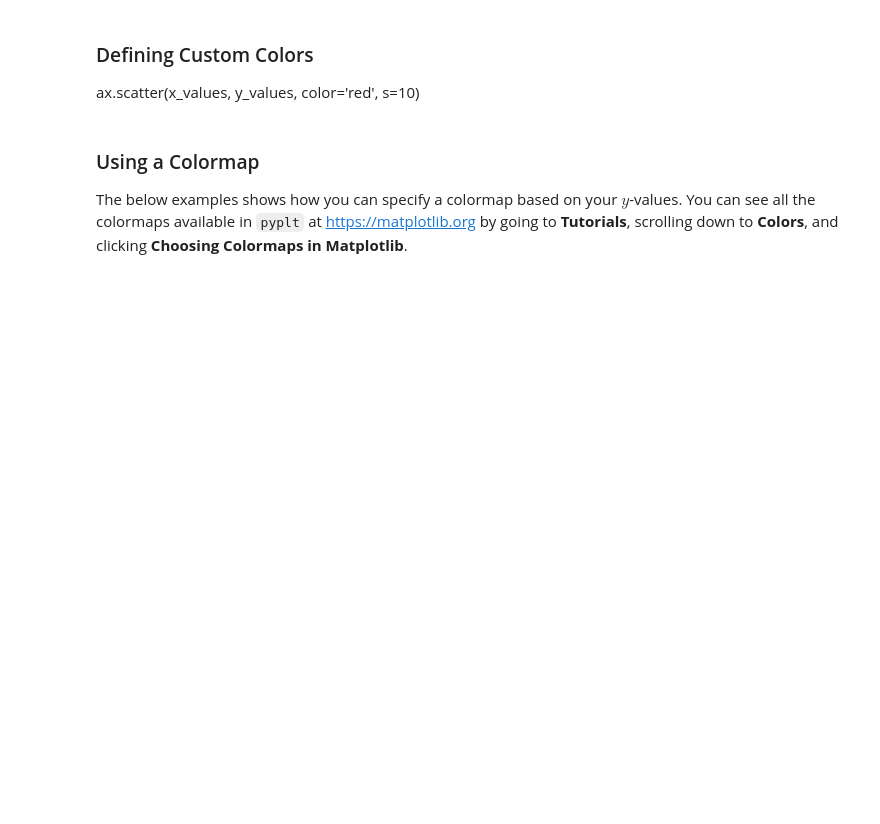
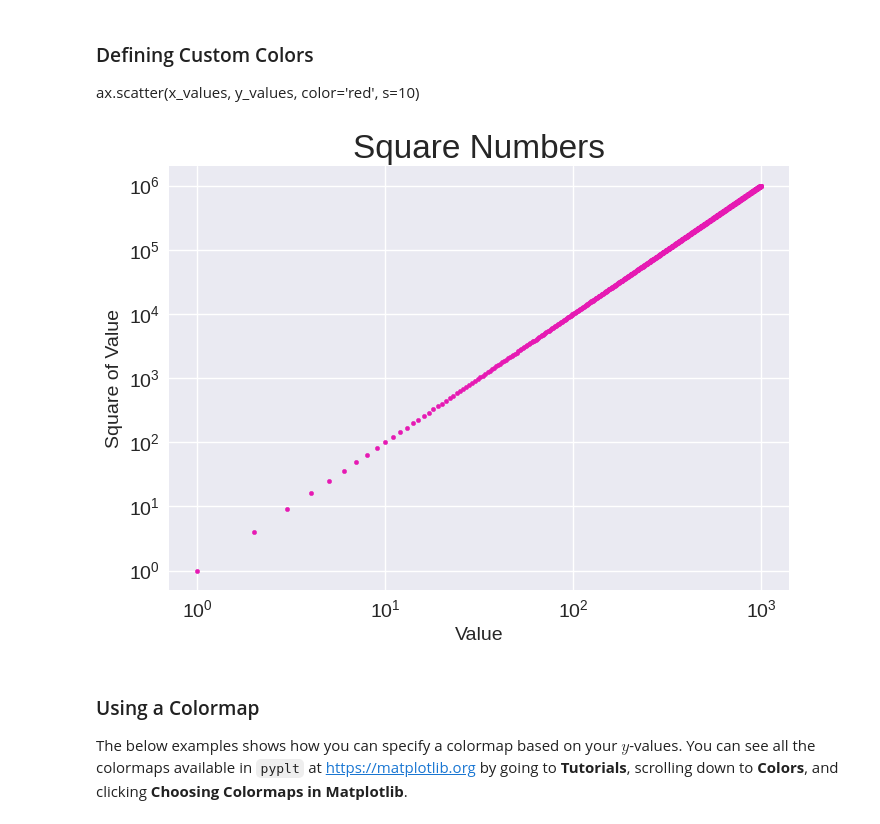
Before and after one commit to christophergeanderson-gif/p325-sp26-lectures, a Jupyter notebook: 11-arrays-and-plotting/02-plotting-a-line-graph.ipynb, the cells around one changed output. Drawn from its saved outputs; the diff is of its cells as text; code cells hidden in the pictures; blank space fills up the shorter version.

```diff
--- a/11-arrays-and-plotting/02-plotting-a-line-graph.ipynb
+++ b/11-arrays-and-plotting/02-plotting-a-line-graph.ipynb
@@ -256,31 +226,33 @@ ax.scatter(x_values, y_values, color='red', s=10)
 # %%
 import matplotlib.pyplot as plt
 import numpy as np
 
 def square(x):
     """Calculate x^2"""
     return x*x
 
 x_values = np.linspace(1,1000,1000)
 y_values = square(x_values)
 
 plt.style.use('seaborn-v0_8')
 fig, ax = plt.subplots()
-ax.scatter(x_values, y_values, color='red', s=10) # make the points red
-# ax.scatter(x_values, y_values, color=(0, 0.8, 0), s=10) # use RGB colors
+# ax.scatter(x_values, y_values, color='red', s=10) # make the points red
+ax.scatter(x_values, y_values, color=(0.9, 0.1, 0.7), s=10) # use RGB colors
 
 # Set chart title and label axes
 ax.set_title('Square Numbers', fontsize=24)
 ax.set_xlabel('Value', fontsize=14)
 ax.set_ylabel('Square of Value', fontsize=14)
 
 # Set size of tick labels
 ax.tick_params(labelsize=14)
 
 # Set the range for each axis: [x_min, x_max, y_min, y_max]
 ax.ticklabel_format(style='plain') # scientific notation
 ax.set_xscale('log')
 ax.set_yscale('log')
+# %% [output]
+[figure, added]
 # %% [markdown]
 ### Using a Colormap
 
```
Also changed, not shown: parts of 13 cells of this notebook, 2 other files.
